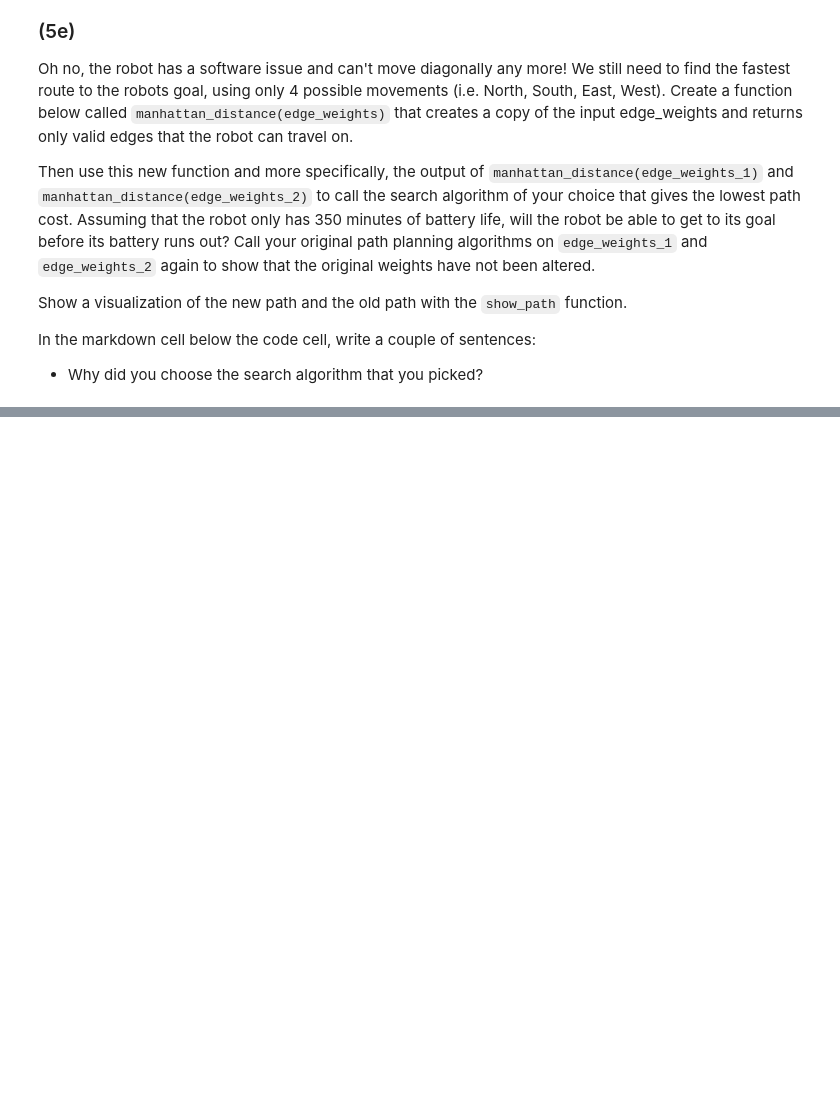
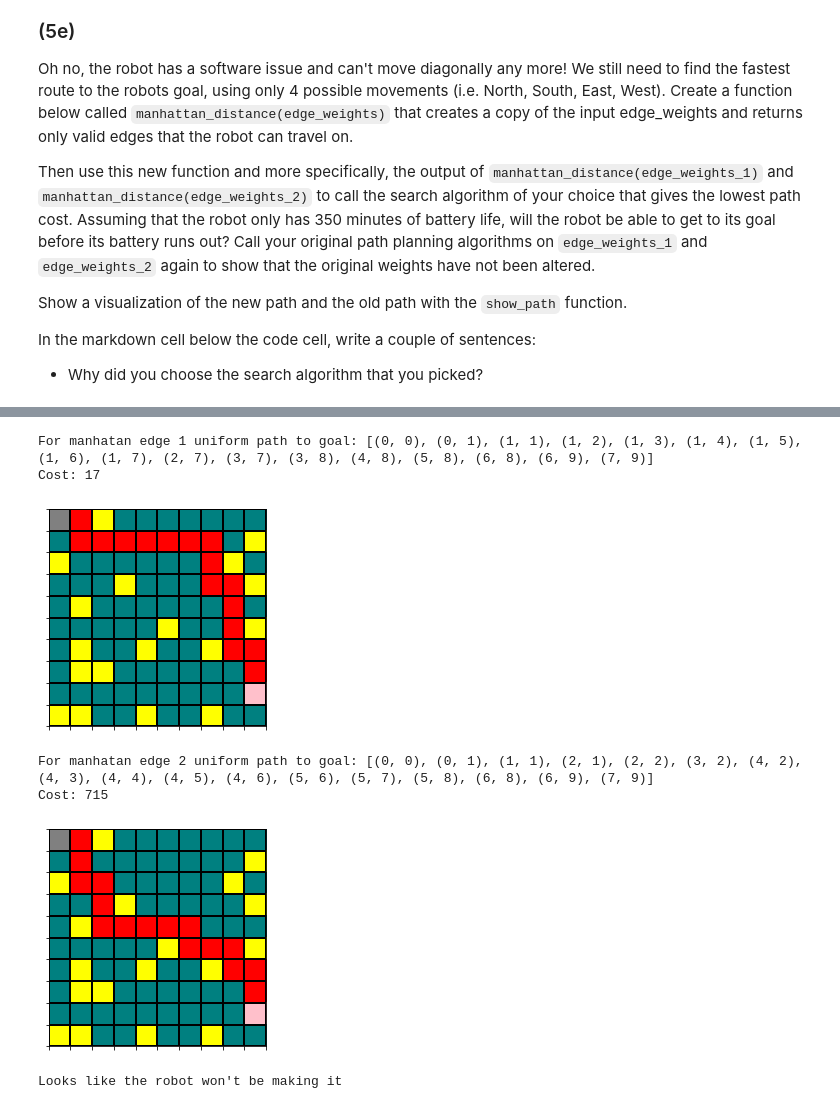
Before and after one commit to cbop20/AI, a Jupyter notebook: Homework01_Starkey_Caleb.ipynb, the cells around one changed output, grey strips where cells are left out. Cells and saved outputs as stored; diff of their text form; code cells hidden in the pictures; blank space fills up the shorter version.

```diff
--- a/Homework01_Lastname_Firstname.ipynb
+++ b/Homework01_Starkey_Caleb.ipynb
@@ -851,0 +935,18 @@ In the markdown cell below the code cell, write a couple of sentences:
+# %%
+# Your code here.
+def sub(a,b):
+    x,y = a
+    x1,y1 = b
+    return(abs(x1-x)+abs(y1-y))
+
+def manhattan_distance(edge):
+    for i in list(edge):
+        for j in list(edge[i]):
+            if sub(j,i) == 2:
+                edge[i].pop(j)
+    return(edge)
+
+new_edge_1 = copy.deepcopy(edge_weights_1)
+new_edge_2 = copy.deepcopy(edge_weights_2)
+manhattan_distance(new_edge_1)
+manhattan_distance(new_edge_2)
@@ -851,0 +971,16 @@ In the markdown cell below the code cell, write a couple of sentences:
+# %%
+mufs1 = uniform_cost((0,0),(8,9),new_edge_1,True)
+mufs2 = uniform_cost((0,0),(8,9),new_edge_2,True)
+print("For manhatan edge 1 uniform path to goal:",mufs1[0],"\nCost:",mufs1[1])
+show_path(env,mufs1[0])
+print("For manhatan edge 2 uniform path to goal:",mufs2[0],"\nCost:",mufs2[1])
+show_path(env,mufs2[0])
+print("Looks like the robot won't be making it")
+# %% [output]
+For manhatan edge 1 uniform path to goal: [(0, 0), (0, 1), (1, 1), (1, 2), (1, 3), (1, 4), (1, 5), (1, 6), (1, 7), (2, 7), (3, 7), (3, 8), (4, 8), (5, 8), (6, 8), (6, 9), (7, 9)]
+Cost: 17
+[figure, added]
+For manhatan edge 2 uniform path to goal: [(0, 0), (0, 1), (1, 1), (2, 1), (2, 2), (3, 2), (4, 2), (4, 3), (4, 4), (4, 5), (4, 6), (5, 6), (5, 7), (5, 8), (6, 8), (6, 9), (7, 9)]
+Cost: 715
+[figure, added]
+Looks like the robot won't be making it
```
Also changed, not shown: parts of 23 cells of this notebook.
